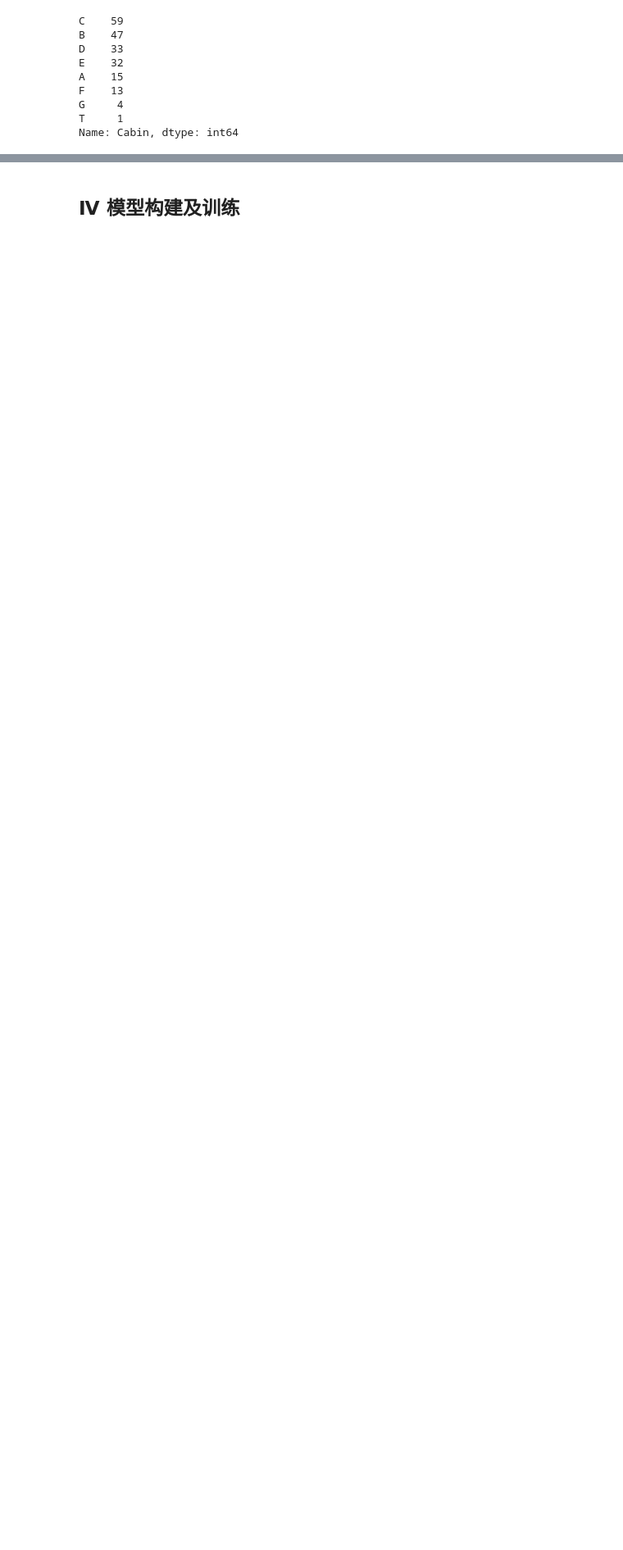
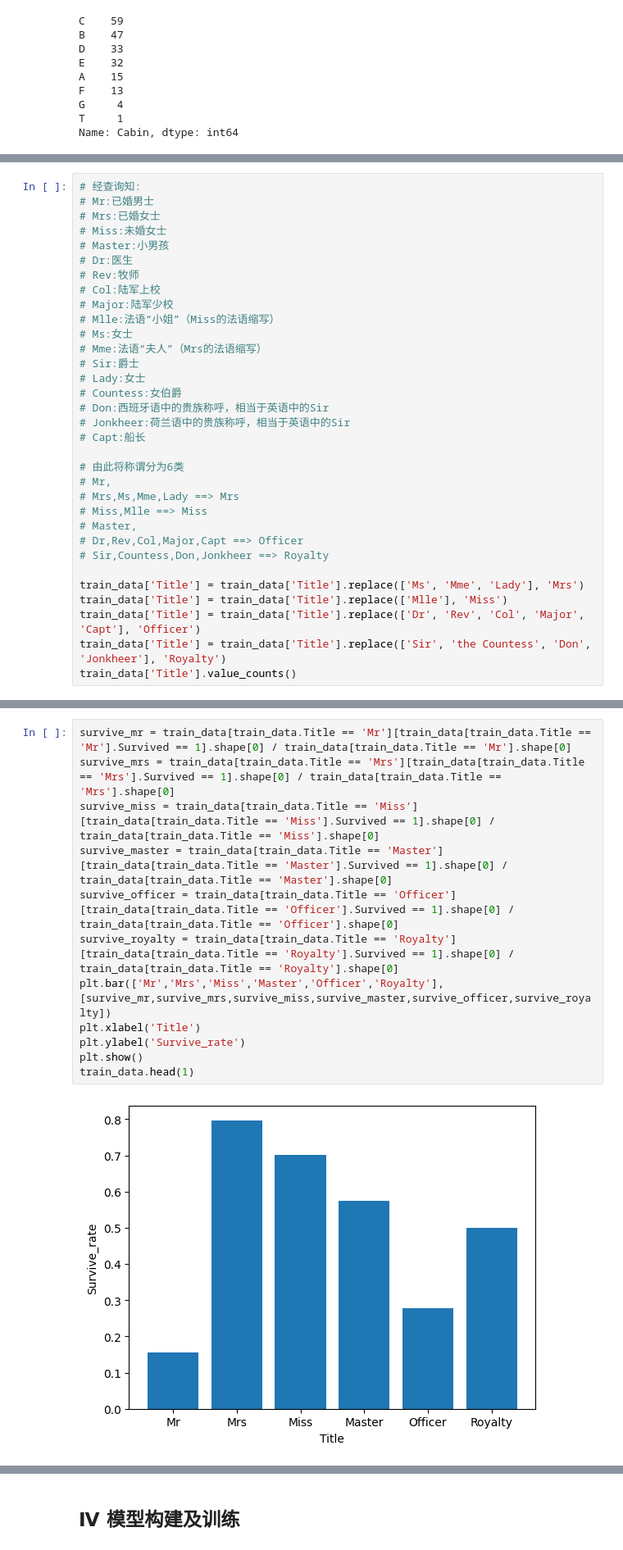
Before and after one commit to yuanmengqi/Titanic_prediction, a Jupyter notebook: Titanic.ipynb, the cells around one changed output, grey strips where cells are left out. Shown: that part at 82% size. Drawn from its saved outputs; the diff is of its cells as text; blank space fills up the shorter version.

```diff
--- a/Titanic.ipynb
+++ b/Titanic.ipynb
@@ -387,0 +482,33 @@ train_data.head(1)
+# %%
+# 经查询知:
+# Mr:已婚男士
+# Mrs:已婚女士
+# Miss:未婚女士
+# Master:小男孩
+# Dr:医生
+# Rev:牧师
+# Col:陆军上校
+# Major:陆军少校
+# Mlle:法语“小姐”（Miss的法语缩写）
+# Ms:女士
+# Mme:法语“夫人”（Mrs的法语缩写）
+# Sir:爵士
+# Lady:女士
+# Countess:女伯爵
+# Don:西班牙语中的贵族称呼，相当于英语中的Sir
+# Jonkheer:荷兰语中的贵族称呼，相当于英语中的Sir
+# Capt:船长
+
+# 由此将称谓分为6类
+# Mr,
+# Mrs,Ms,Mme,Lady ==> Mrs
+# Miss,Mlle ==> Miss
+# Master,
+# Dr,Rev,Col,Major,Capt ==> Officer
+# Sir,Countess,Don,Jonkheer ==> Royalty
+
+train_data['Title'] = train_data['Title'].replace(['Ms', 'Mme', 'Lady'], 'Mrs')
+train_data['Title'] = train_data['Title'].replace(['Mlle'], 'Miss')
+train_data['Title'] = train_data['Title'].replace(['Dr', 'Rev', 'Col', 'Major', 'Capt'], 'Officer')
+train_data['Title'] = train_data['Title'].replace(['Sir', 'the Countess', 'Don', 'Jonkheer'], 'Royalty')
+train_data['Title'].value_counts()
@@ -387,0 +523,14 @@ train_data.head(1)
+# %%
+survive_mr = train_data[train_data.Title == 'Mr'][train_data[train_data.Title == 'Mr'].Survived == 1].shape[0] / train_data[train_data.Title == 'Mr'].shape[0]
+survive_mrs = train_data[train_data.Title == 'Mrs'][train_data[train_data.Title == 'Mrs'].Survived == 1].shape[0] / train_data[train_data.Title == 'Mrs'].shape[0]
+survive_miss = train_data[train_data.Title == 'Miss'][train_data[train_data.Title == 'Miss'].Survived == 1].shape[0] / train_data[train_data.Title == 'Miss'].shape[0]
+survive_master = train_data[train_data.Title == 'Master'][train_data[train_data.Title == 'Master'].Survived == 1].shape[0] / train_data[train_data.Title == 'Master'].shape[0]
+survive_officer = train_data[train_data.Title == 'Officer'][train_data[train_data.Title == 'Officer'].Survived == 1].shape[0] / train_data[train_data.Title == 'Officer'].shape[0]
+survive_royalty = train_data[train_data.Title == 'Royalty'][train_data[train_data.Title == 'Royalty'].Survived == 1].shape[0] / train_data[train_data.Title == 'Royalty'].shape[0]
+plt.bar(['Mr','Mrs','Miss','Master','Officer','Royalty'],[survive_mr,survive_mrs,survive_miss,survive_master,survive_officer,survive_royalty])
+plt.xlabel('Title')
+plt.ylabel('Survive_rate')
+plt.show()
+train_data.head(1)
+# %% [output]
+[figure, added]
```
Also changed, not shown: parts of 14 cells of this notebook.
